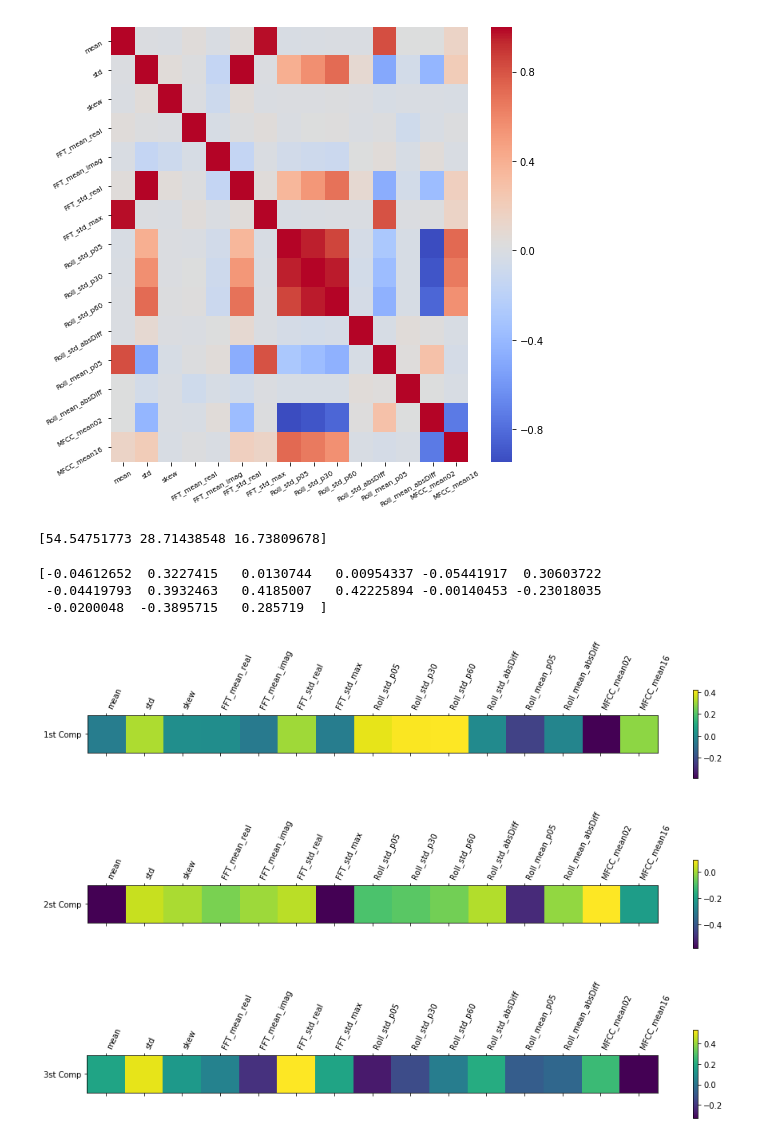
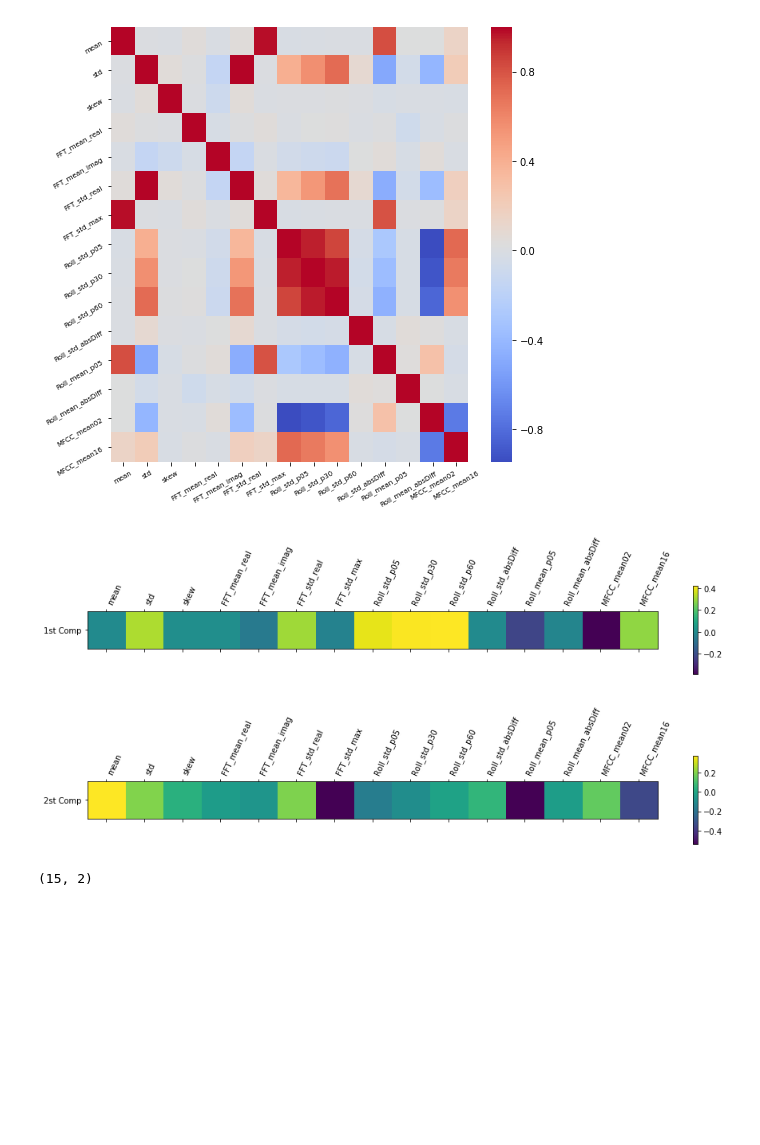
Before and after one commit to hoangtung167/cx4240, a Jupyter notebook: PCA_project.ipynb, the cells around one changed output. Cells and saved outputs as stored; diff of their text form; code cells hidden in the pictures; blank space fills up the shorter version.

```diff
--- a/PCA_project.ipynb
+++ b/PCA_project.ipynb
@@ -5,10 +5,10 @@ import pandas as pd
 from sklearn.preprocessing import StandardScaler
 from sklearn.decomposition import PCA
 # %%
-test = pd.read_csv('extract_test_Jul08.csv')
-test = test.drop(['index'], axis = 1)
-test = test.drop(test.columns[0],axis = 1)
+train = pd.read_csv('extract_train_Jul08.csv')
+train = train.drop(['index'], axis = 1)
+train = train.drop(test.columns[0],axis = 1)
 # %%
 scaler=StandardScaler() #instantiate
-scaler.fit(test) # compute the mean and standard which will be used in the next command
-X_scaled=scaler.transform(test)
+scaler.fit(train) # compute the mean and standard which will be used in the next command
+X_scaled=scaler.transform(train)
@@ -46,36 +61,30 @@ s.set_xticklabels(s.get_xticklabels(),rotation=30,fontsize=7)
 plt.show()
 # %% [output]
 [figure]
-# %%
-ex_variance=np.var(X_pca,axis=0)
-ex_variance_ratio = ex_variance/np.sum(ex_variance)
-print(ex_variance_ratio*100)
-# %% [output]
-[54.54751773 28.71438548 16.73809678]
 # %%
 #plt.matshow(pca.components_,cmap='viridis')
-print(pca.components_[0])
+#print(pca.components_[0])
 plt.matshow([pca.components_[0]],cmap='viridis')
 plt.yticks([0],['1st Comp'],fontsize=10)
 plt.colorbar()
 plt.xticks(range(len(test.columns)),test.columns,rotation=65,ha='left')
 plt.show()
 
 plt.matshow([pca.components_[1]],cmap='viridis')
 plt.yticks([0],['2st Comp'],fontsize=10)
 plt.colorbar()
 plt.xticks(range(len(test.columns)),test.columns,rotation=65,ha='left')
 plt.show()#
-
-plt.matshow([pca.components_[2]],cmap='viridis')
-plt.yticks([0],['3st Comp'],fontsize=10)
-plt.colorbar()
-plt.xticks(range(len(test.columns)),test.columns,rotation=65,ha='left')
-plt.show()#
 # %% [output]
-[-0.04612652  0.3227415   0.0130744   0.00954337 -0.05441917  0.30603722
- -0.04419793  0.3932463   0.4185007   0.42225894 -0.00140453 -0.23018035
- -0.0200048  -0.3895715   0.285719  ]
 [figure]
-[figure, old version]
+[figure, new version]
-[figure, removed]
+# %%
+a = np.abs(pca.components_[0])
+a = a/np.max(a)
+df = pd.DataFrame()
+df['features'] = test.columns
+df['importance'] = a
+df.to_csv('PCA_extracted.csv')
+print(df.shape)
+# %% [output]
+(15, 2)
```
Also changed, not shown: parts of 7 cells of this notebook.
